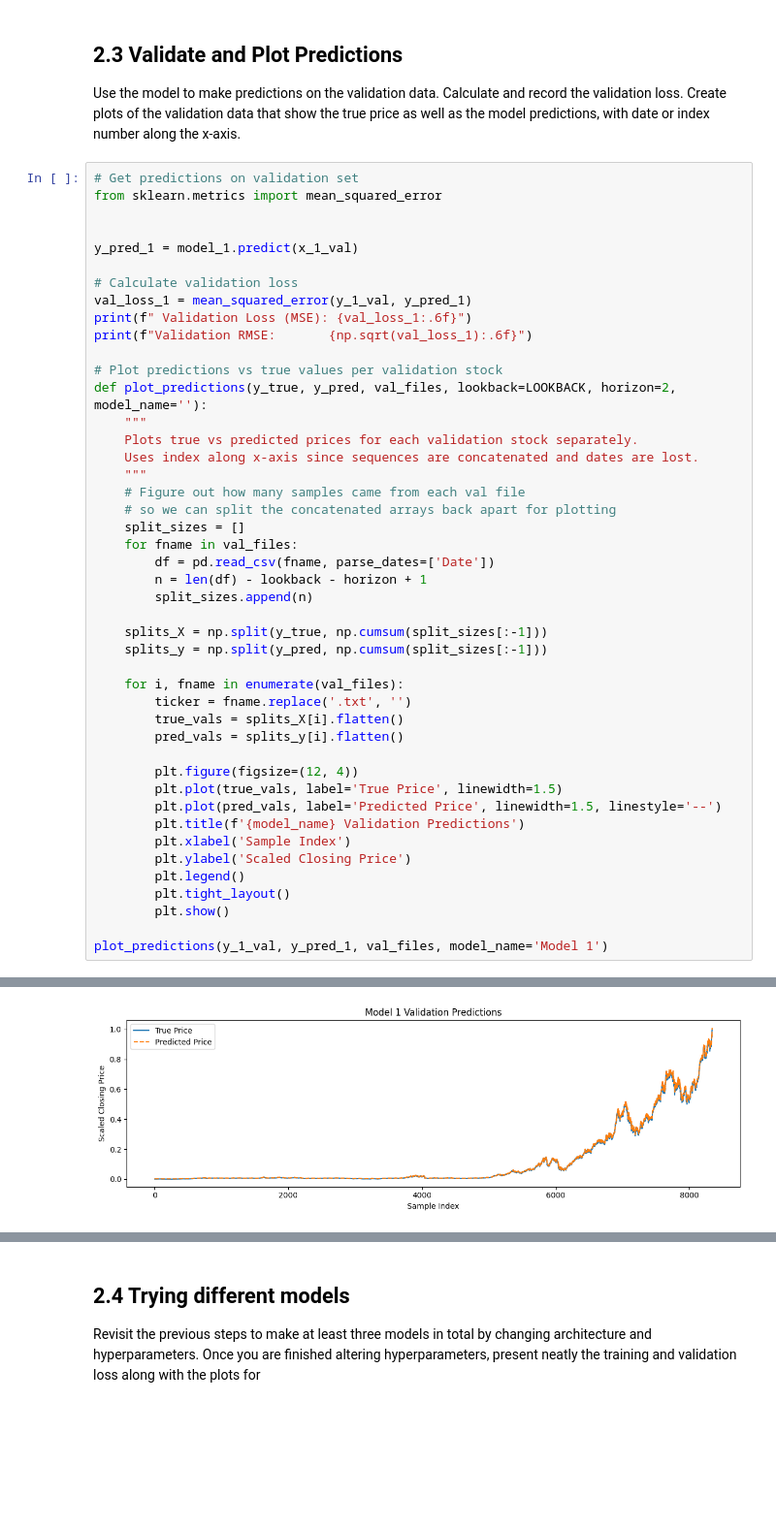
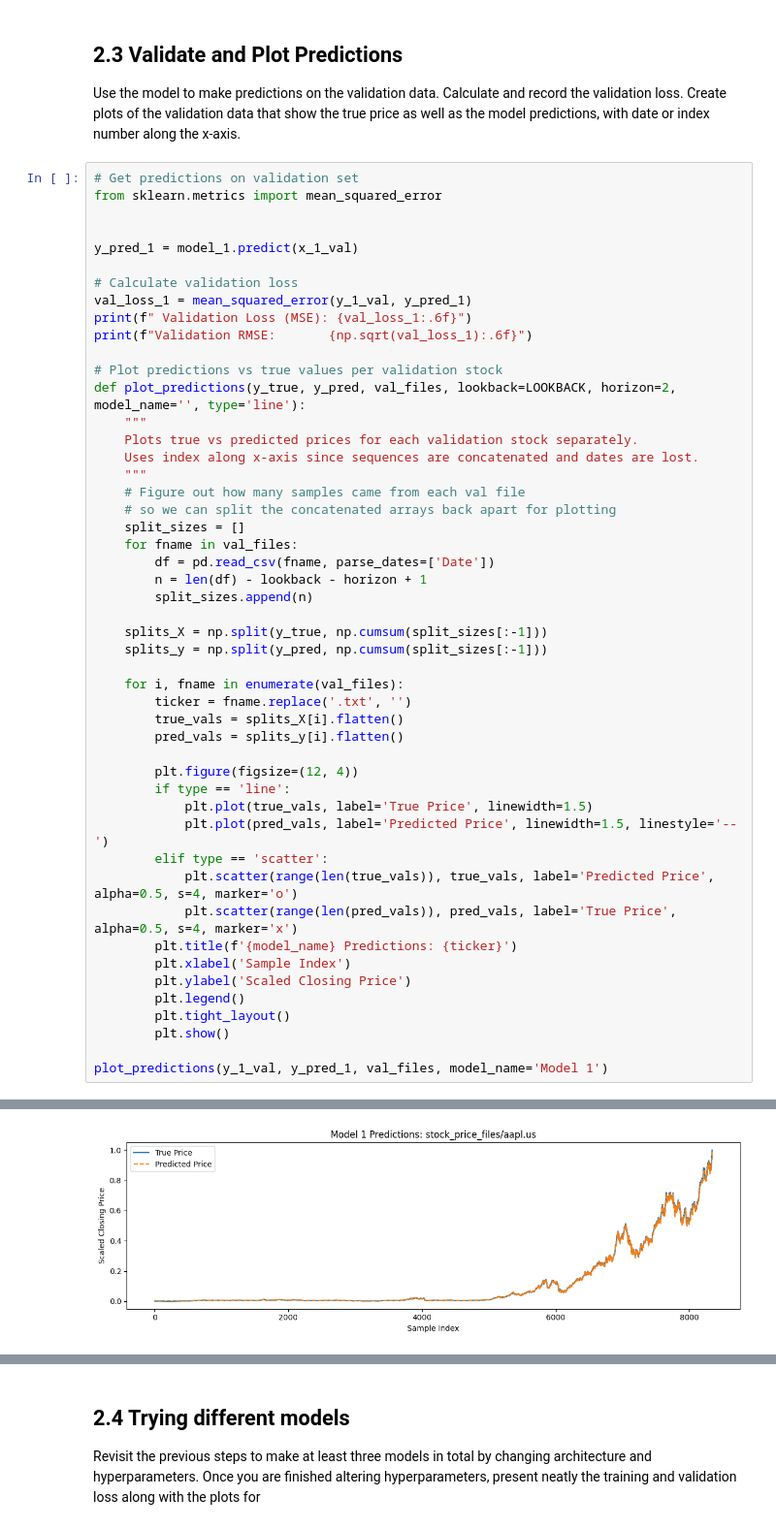
Before and after one commit to DanielMelo46/Neural_Networks_Assignment_1, a Jupyter notebook: assignment_5.ipynb, the cells around one changed output, grey strips where cells are left out. Shown at 97% size. Cells and saved outputs as stored; diff of their text form; blank space fills up the shorter version.

```diff
--- a/assignment_5.ipynb
+++ b/assignment_5.ipynb
@@ -195,7 +195,7 @@ print(f" Validation Loss (MSE): {val_loss_1:.6f}")
 print(f"Validation RMSE:       {np.sqrt(val_loss_1):.6f}")
 
 # Plot predictions vs true values per validation stock
-def plot_predictions(y_true, y_pred, val_files, lookback=LOOKBACK, horizon=2, model_name=''):
+def plot_predictions(y_true, y_pred, val_files, lookback=LOOKBACK, horizon=2, model_name='', type='line'):
     """
     Plots true vs predicted prices for each validation stock separately.
     Uses index along x-axis since sequences are concatenated and dates are lost.
@@ -217,9 +217,13 @@ def plot_predictions(y_true, y_pred, val_files, lookback=LOOKBACK, horizon=2, mo
         pred_vals = splits_y[i].flatten()
 
         plt.figure(figsize=(12, 4))
-        plt.plot(true_vals, label='True Price', linewidth=1.5)
-        plt.plot(pred_vals, label='Predicted Price', linewidth=1.5, linestyle='--')
-        plt.title(f'{model_name} Validation Predictions')
+        if type == 'line':
+            plt.plot(true_vals, label='True Price', linewidth=1.5)
+            plt.plot(pred_vals, label='Predicted Price', linewidth=1.5, linestyle='--')
+        elif type == 'scatter':
+            plt.scatter(range(len(true_vals)), true_vals, label='Predicted Price', alpha=0.5, s=4, marker='o')
+            plt.scatter(range(len(pred_vals)), pred_vals, label='True Price', alpha=0.5, s=4, marker='x')
+        plt.title(f'{model_name} Predictions: {ticker}')
         plt.xlabel('Sample Index')
         plt.ylabel('Scaled Closing Price')
         plt.legend()
@@ -234 +238 @@ Validation RMSE:       0.008474
-[figure, old version]
+[figure, new version]
```
Also changed, not shown: parts of 22 cells of this notebook.
